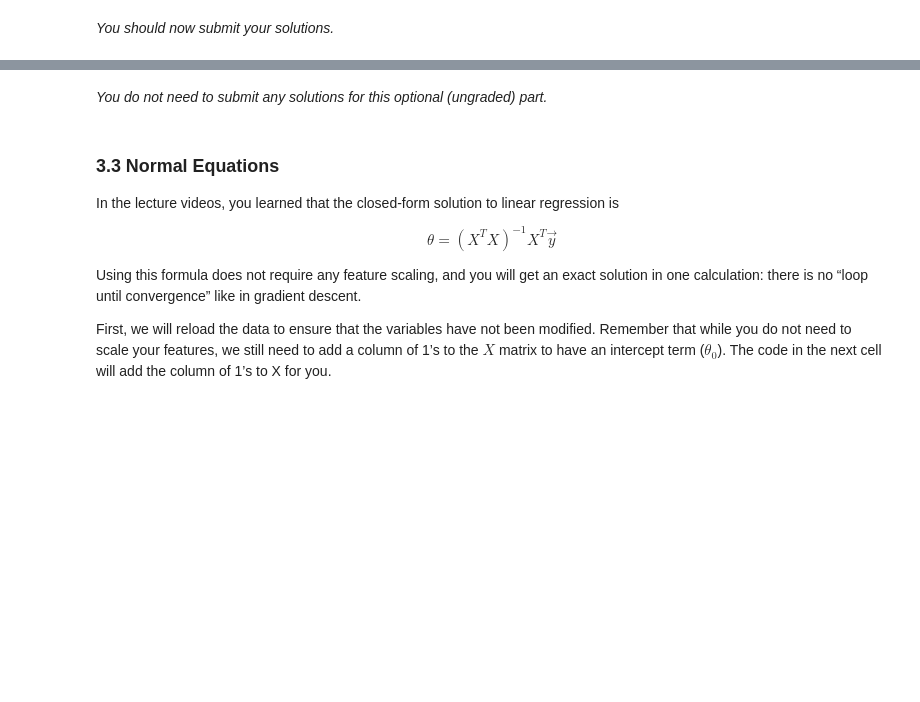
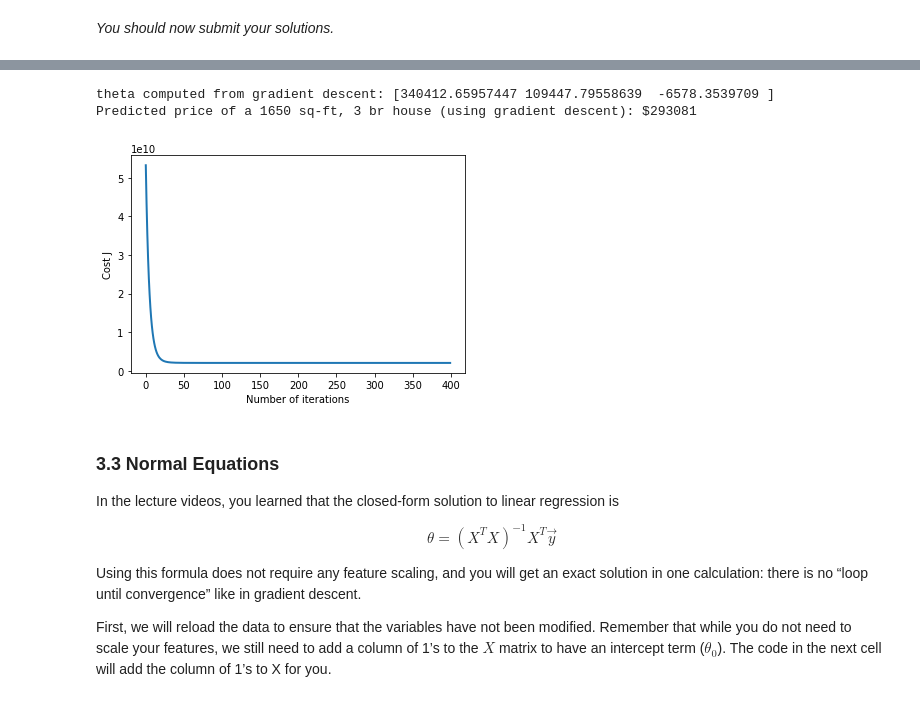
Before and after one commit to ychen105/ml-coursera-python-assignments, a Jupyter notebook: Exercise1/exercise1.ipynb, the cells around one changed output, grey strips where cells are left out. Saved outputs shown, nothing was run; the diff lists cells and outputs as text; code cells hidden in the pictures; blank space fills up the shorter version.

```diff
--- a/Exercise1/exercise1.ipynb
+++ b/Exercise1/exercise1.ipynb
@@ -570,7 +579,7 @@ of the house.
 We start by loading and displaying some values from this dataset. By looking at the values, note that house sizes are about 1000 times the number of bedrooms. When features differ by orders of magnitude, first performing feature scaling can make gradient descent converge much more quickly.
 # %%
 # Load data
-data = np.loadtxt(os.path.join('Data', 'ex1data2.txt'), delimiter=',')
+data = np.loadtxt(os.path.join('Data', '/content/ex1data2.txt'), delimiter=',')
 X = data[:, :2]
 y = data[:, 2]
 m = y.size
@@ -626,21 +648,21 @@ def  featureNormalize(X):
     in sigma.
 
     Note that X is a matrix where each column is a feature and each row is
-    an example. You needto perform the normalization separately for each feature.
+    an example. You need to perform the normalization separately for each feature.
 
     Hint
     ----
     You might find the 'np.mean' and 'np.std' functions useful.
     """
     # You need to set these values correctly
-    X_norm = X.copy()
-    mu = np.zeros(X.shape[1])
-    sigma = np.zeros(X.shape[1])
+    # X_norm = X.copy()
+    # mu = np.zeros(X.shape[1])
+    # sigma = np.zeros(X.shape[1])
 
-    # =========================== YOUR CODE HERE =====================
+    mu = np.mean(X, axis= 0)
+    sigma = np.std(X, axis = 0)
+    X_norm = (X - mu)/sigma
 
-
-    # ================================================================
     return X_norm, mu, sigma
 # %% [markdown]
 Execute the next cell to run the implemented `featureNormalize` function.
@@ -717,15 +757,13 @@ def computeCostMulti(X, y, theta):
     Compute the cost of a particular choice of theta. You should set J to the cost.
     """
     # Initialize some useful values
-    m = y.shape[0] # number of training examples
+    m = y.shape[0]  # number of training examples
+    J = 0.0
 
-    # You need to return the following variable correctly
-    J = 0
+    errors = np.dot(X, theta) - y
+    errorSquare = errors ** 2
+    J = np.sum(errorSquare)/(2 * m)
 
-    # ======================= YOUR CODE HERE ===========================
-
-
-    # ==================================================================
     return J
 # %% [markdown]
 *You should now submit your solutions.*
@@ -777,14 +830,11 @@ def gradientDescentMulti(X, y, theta, alpha, num_iters):
 
     # make a copy of theta, which will be updated by gradient descent
     theta = theta.copy()
-
     J_history = []
 
     for i in range(num_iters):
-        # ======================= YOUR CODE HERE ==========================
-
-
-        # =================================================================
+        errors = np.dot(X, theta) - y
+        theta = theta - alpha / m * (np.dot(errors,X))
 
         # save the cost J in every iteration
         J_history.append(computeCostMulti(X, y, theta))
@@ -836,43 +901,38 @@ and `gradientDescent` already work with  this starter code and
 support multiple variables.
 
 After that, try running gradient descent with different values of
 alpha and see which one gives you the best result.
 
 Finally, you should complete the code at the end to predict the price
 of a 1650 sq-ft, 3 br house.
 
 Hint
 ----
 At prediction, make sure you do the same feature normalization.
 """
 # Choose some alpha value - change this
 alpha = 0.1
 num_iters = 400
 
 # init theta and run gradient descent
 theta = np.zeros(3)
 theta, J_history = gradientDescentMulti(X, y, theta, alpha, num_iters)
 
 # Plot the convergence graph
 pyplot.plot(np.arange(len(J_history)), J_history, lw=2)
 pyplot.xlabel('Number of iterations')
 pyplot.ylabel('Cost J')
 
 # Display the gradient descent's result
 print('theta computed from gradient descent: {:s}'.format(str(theta)))
 
 # Estimate the price of a 1650 sq-ft, 3 br house
-# ======================= YOUR CODE HERE ===========================
-# Recall that the first column of X is all-ones.
-# Thus, it does not need to be normalized.
-
-price = 0   # You should change this
-
-# ===================================================================
-
+price = np.dot([1, (1650-mu[0])/sigma[0], (3-mu[1])/sigma[1]], theta)
 print('Predicted price of a 1650 sq-ft, 3 br house (using gradient descent): ${:.0f}'.format(price))
+# %% [output]
+theta computed from gradient descent: [340412.65957447 109447.79558639  -6578.3539709 ]
+Predicted price of a 1650 sq-ft, 3 br house (using gradient descent): $293081
+[figure, added]
-# %% [markdown]
-*You do not need to submit any solutions for this optional (ungraded) part.*
 # %% [markdown]
 <a id="section7"></a>
 ### 3.3 Normal Equations
```
Also changed, not shown: parts of 19 cells of this notebook.
